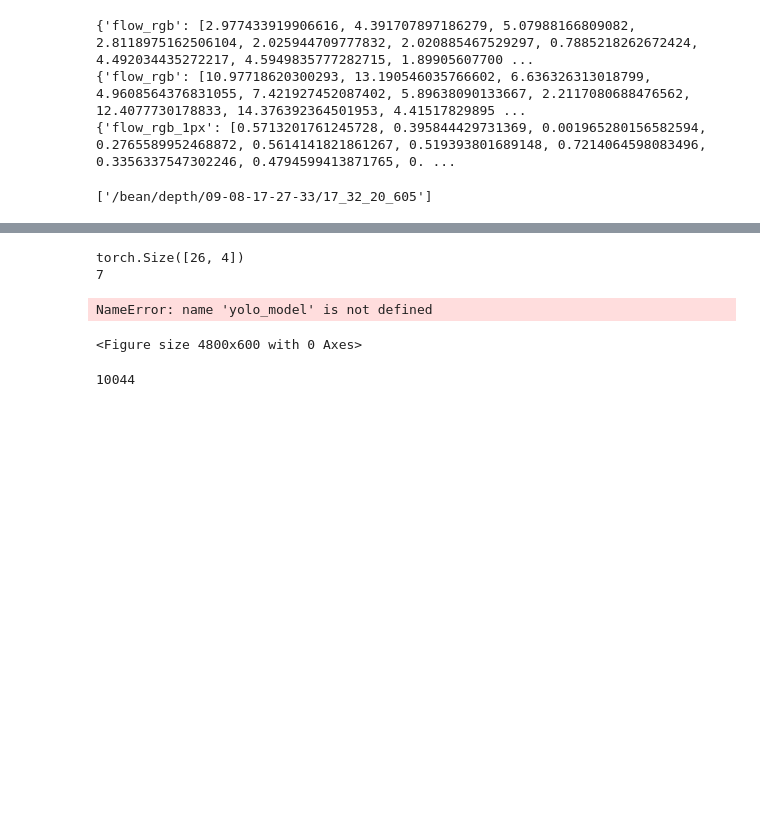
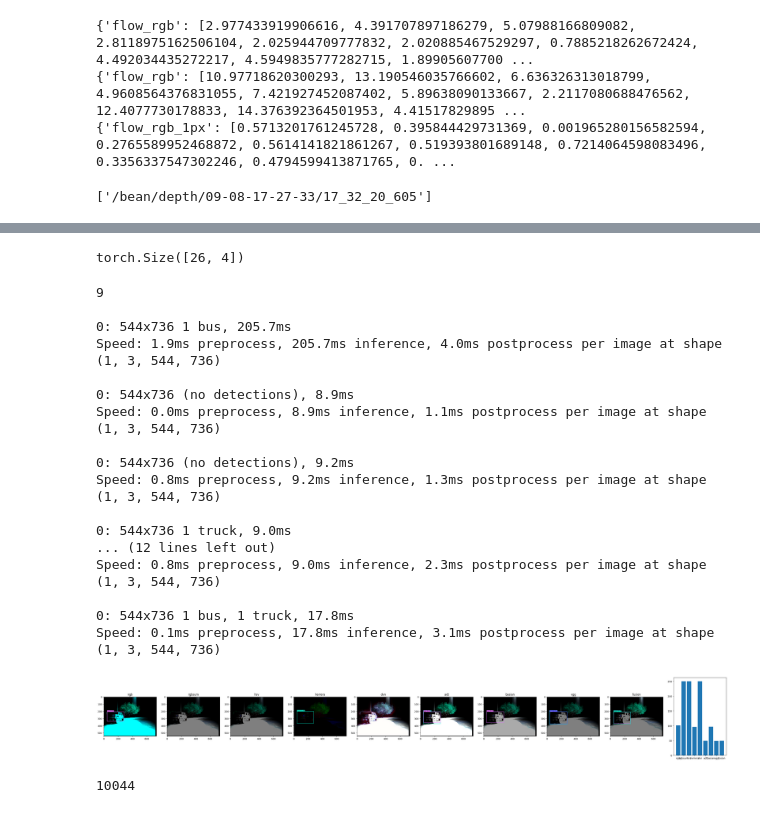
Before and after one commit to divisonofficer/RAFT-Stereo, a Jupyter notebook: ablationstudy.ipynb, the cells around one changed output, grey strips where cells are left out. Saved outputs shown, nothing was run; the diff lists cells and outputs as text; code cells hidden in the pictures; blank space fills up the shorter version.

```diff
--- a/ablationstudy.ipynb
+++ b/ablationstudy.ipynb
@@ -1544,37 +1813,52 @@ tensor(82.1669, device='cuda:0')
 def compute_yolo(image, contours):
     output = yolo_model(image)
     try:
         boxes = torch.stack([x for x in output[0].boxes.xywh], dim=0)
         loss = hungarian_loss(boxes, contours.cuda()).cpu().item()
     except Exception:
         loss = 250
     return loss, output[0].plot()
 
 inputs, boxes = od_test_item2(dataset_drive.input_list[55])
-
+inputs =[x.cuda().float() for x in inputs]
 fusion_dict = comparison_study_color(inputs)
 
 h = len(fusion_dict.keys())
 print(h)
 plt.figure(figsize=(48,6))
 losses = []
 for i, (k,v) in enumerate(fusion_dict.items()):
     img = v[0].unsqueeze(0)
     img = F.pad(img / 255, (0,16,0,4))
     loss, img = compute_yolo(img, boxes)
     losses.append(loss)
     plt.subplot(1,h+1,1 + i)
     plt.title(k)
     plt.imshow(img)
 plt.subplot(1,h+1,1 + h)
 plt.bar(fusion_dict.keys(),losses,)
 
 plt.show()
 # %% [output]
 torch.Size([26, 4])
-7
-NameError: name 'yolo_model' is not defined
+9
+
+0: 544x736 1 bus, 205.7ms
+Speed: 1.9ms preprocess, 205.7ms inference, 4.0ms postprocess per image at shape (1, 3, 544, 736)
+
+0: 544x736 (no detections), 8.9ms
+Speed: 0.0ms preprocess, 8.9ms inference, 1.1ms postprocess per image at shape (1, 3, 544, 736)
+
+0: 544x736 (no detections), 9.2ms
+Speed: 0.8ms preprocess, 9.2ms inference, 1.3ms postprocess per image at shape (1, 3, 544, 736)
+
+0: 544x736 1 truck, 9.0ms
+... (12 lines left out)
+Speed: 0.8ms preprocess, 9.0ms inference, 2.3ms postprocess per image at shape (1, 3, 544, 736)
+
+0: 544x736 1 bus, 1 truck, 17.8ms
+Speed: 0.1ms preprocess, 17.8ms inference, 3.1ms postprocess per image at shape (1, 3, 544, 736)
-<Figure size 4800x600 with 0 Axes>
+[figure, added]
 # %%
 # %% [output]
 10044
```
Also changed, not shown: parts of 12 cells of this notebook.
